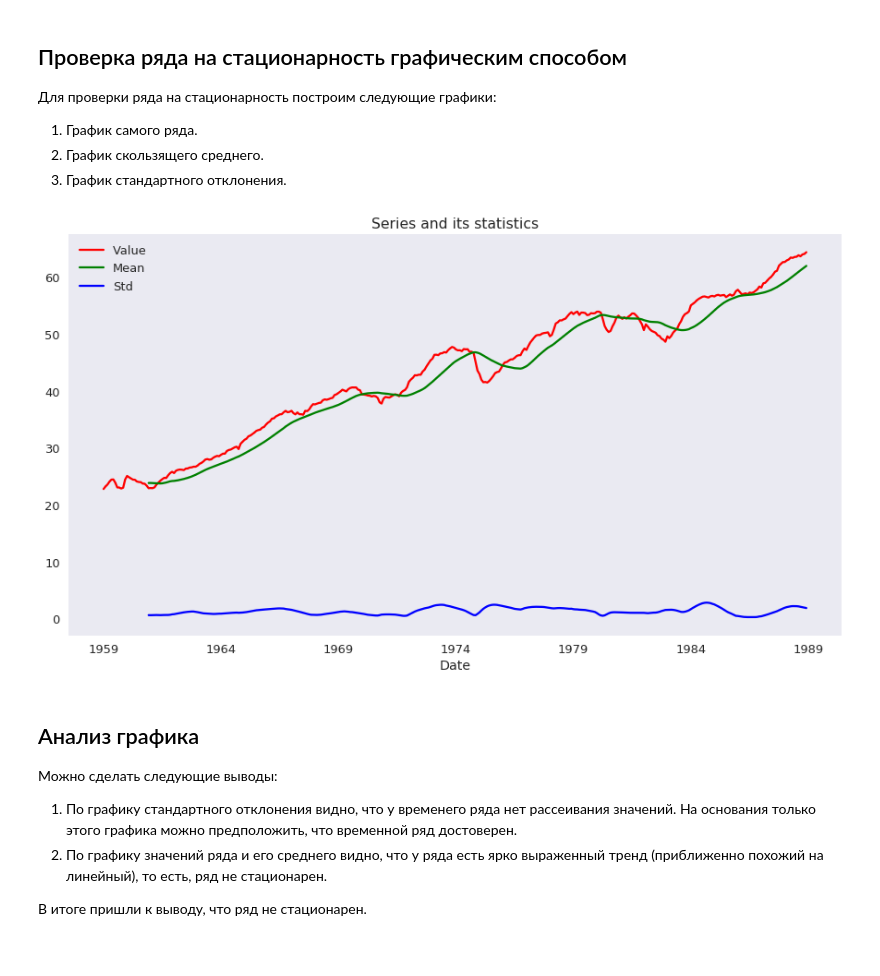
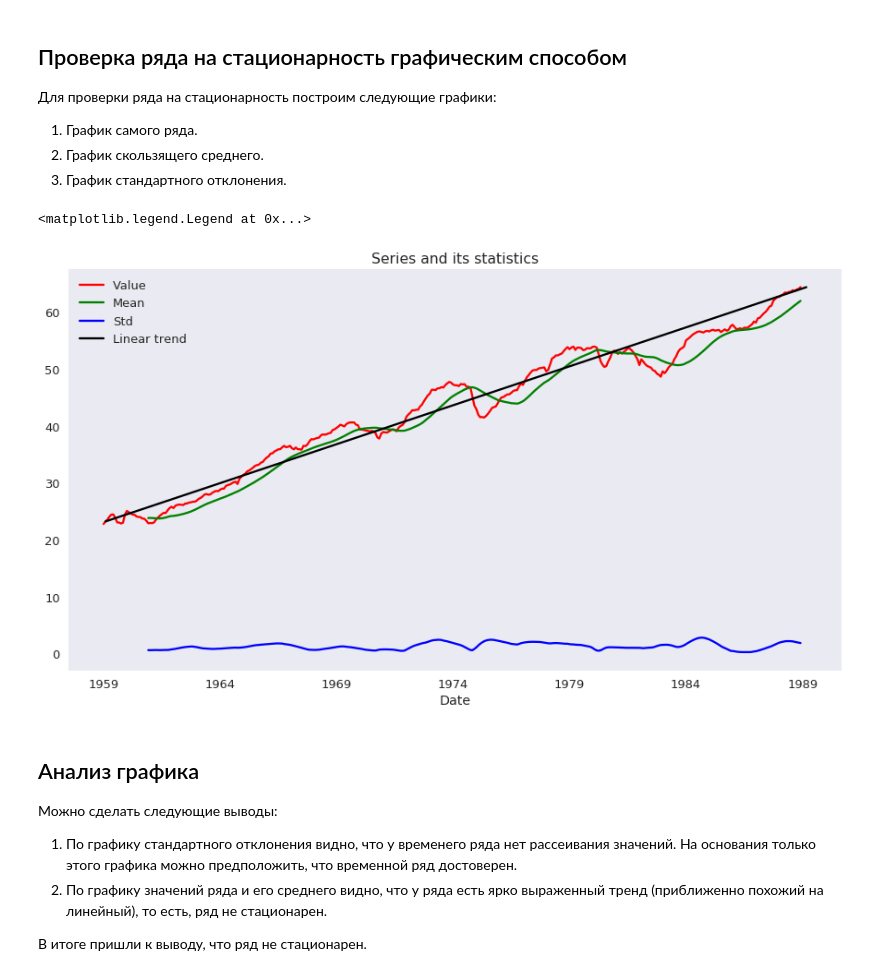
Before and after one commit to artempyanykh/prac-2017-2018, a Jupyter notebook: submissions/task2/mareev-meledin/task2.ipynb, the cells around one changed output. Cells and saved outputs as stored; diff of their text form; code cells hidden in the pictures.

```diff
--- a/submissions/task2/mareev-meledin/task2.ipynb
+++ b/submissions/task2/mareev-meledin/task2.ipynb
@@ -45,17 +42,21 @@ plt.legend();
 # %%
 def calc_mean_std(data, n):
     mean = data['Value'].rolling(window=n, center=False).mean()
     std = data['Value'].rolling(window=n, center=False).std()
     dataFrame = pd.DataFrame(
         {'Value': data['Value'], 'Mean': mean, 'Std': std}, data.index)
 
     return dataFrame[['Value', 'Mean', 'Std']]
 
 
 stat = calc_mean_std(data, 24)
-stat.plot(title='Series and its statistics', style=['-r', '-g', '-b']);
+stat.plot(title='Series and its statistics', style=['-r', '-g', '-b'])
+plt.plot([-131, 230], [data['Value'][1], data['Value'][-1]],
+         '-k', label='Linear trend')
+plt.legend()
 # %% [output]
+<matplotlib.legend.Legend at 0x...>
-[figure, old version]
+[figure, new version]
 # %% [markdown]
 ## Анализ графика
 Можно сделать следующие выводы:
```
Also changed, not shown: parts of 1 cell of this notebook.
